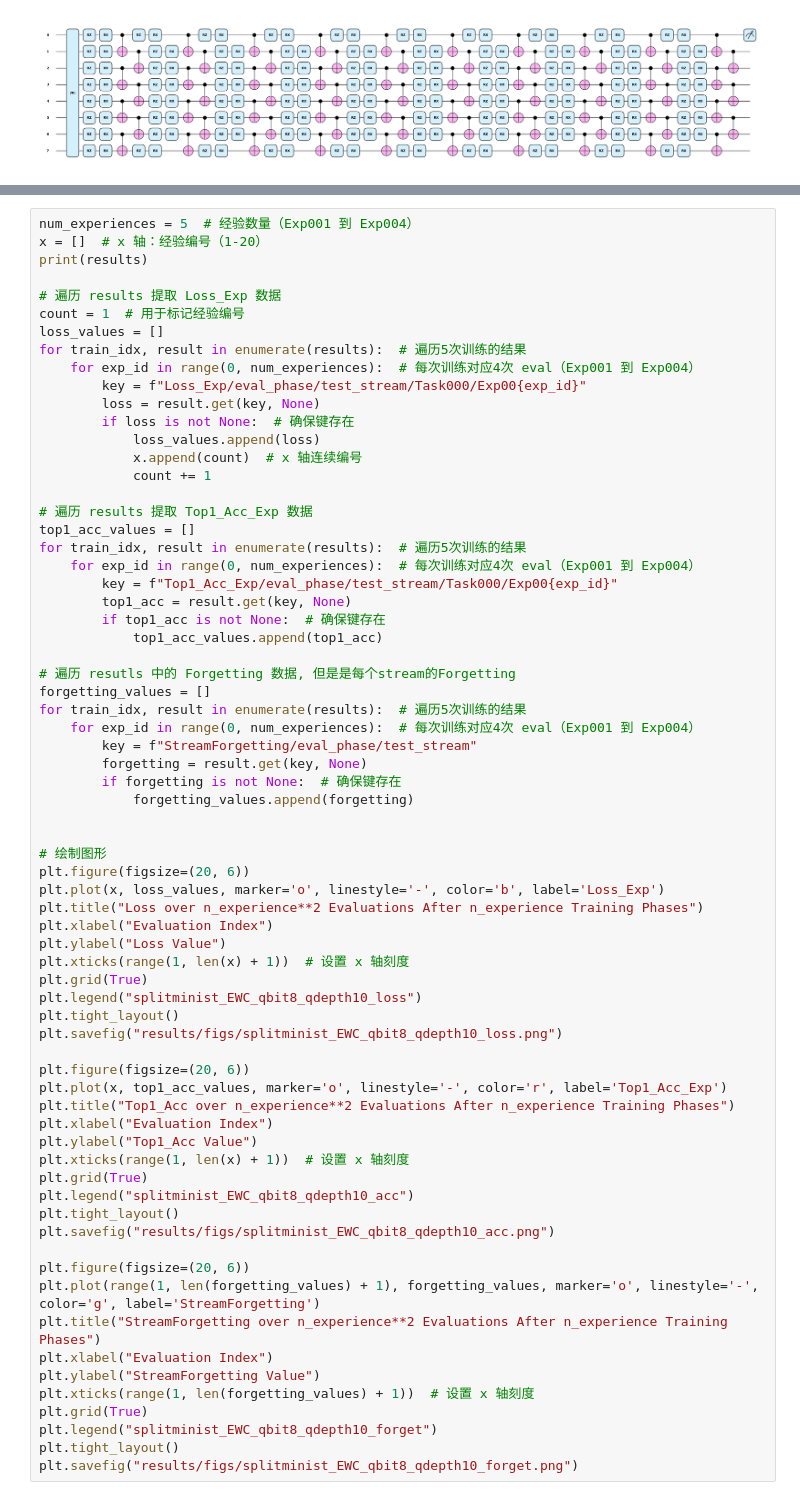
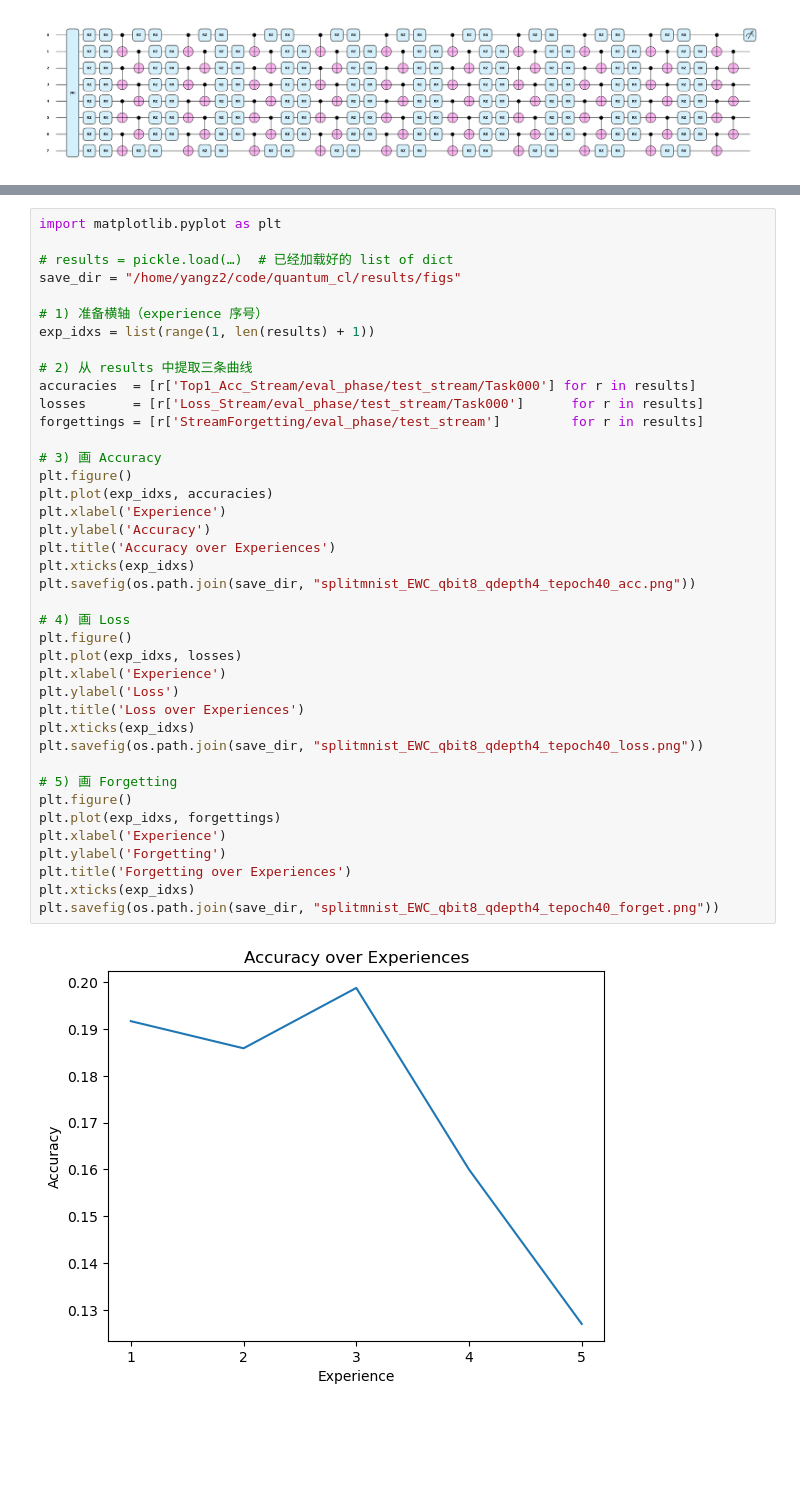
Before and after one commit to yzy1997/quantum_cl, a Jupyter notebook: benchmarks/ewc_based_qcl.ipynb, the cells around one changed output, grey strips where cells are left out. Drawn from its saved outputs; the diff is of its cells as text; blank space fills up the shorter version.

```diff
--- a/benchmarks/ewc_based_qcl.ipynb
+++ b/benchmarks/ewc_based_qcl.ipynb
@@ -245,69 +331,42 @@ KeyboardInterrupt:
 # %%
-num_experiences = 5  # 经验数量（Exp001 到 Exp004）
-x = []  # x 轴：经验编号（1-20）
-print(results)
+import matplotlib.pyplot as plt
 
-# 遍历 results 提取 Loss_Exp 数据
-count = 1  # 用于标记经验编号
-loss_values = []
-for train_idx, result in enumerate(results):  # 遍历5次训练的结果
-    for exp_id in range(0, num_experiences):  # 每次训练对应4次 eval（Exp001 到 Exp004）
-        key = f"Loss_Exp/eval_phase/test_stream/Task000/Exp00{exp_id}"
-        loss = result.get(key, None)
-        if loss is not None:  # 确保键存在
-            loss_values.append(loss)
-            x.append(count)  # x 轴连续编号
-            count += 1
+# results = pickle.load(…)  # 已经加载好的 list of dict
+save_dir = "/home/yangz2/code/quantum_cl/results/figs"
 
-# 遍历 results 提取 Top1_Acc_Exp 数据
-top1_acc_values = []
-for train_idx, result in enumerate(results):  # 遍历5次训练的结果
-    for exp_id in range(0, num_experiences):  # 每次训练对应4次 eval（Exp001 到 Exp004）
-        key = f"Top1_Acc_Exp/eval_phase/test_stream/Task000/Exp00{exp_id}"
-        top1_acc = result.get(key, None)
-        if top1_acc is not None:  # 确保键存在
-            top1_acc_values.append(top1_acc)
+# 1) 准备横轴（experience 序号）
+exp_idxs = list(range(1, len(results) + 1))
 
-# 遍历 resutls 中的 Forgetting 数据, 但是是每个stream的Forgetting
-forgetting_values = []
-for train_idx, result in enumerate(results):  # 遍历5次训练的结果
-    for exp_id in range(0, num_experiences):  # 每次训练对应4次 eval（Exp001 到 Exp004）
-        key = f"StreamForgetting/eval_phase/test_stream"
-        forgetting = result.get(key, None)
-        if forgetting is not None:  # 确保键存在
-            forgetting_values.append(forgetting)
+# 2) 从 results 中提取三条曲线
+accuracies  = [r['Top1_Acc_Stream/eval_phase/test_stream/Task000'] for r in results]
+losses      = [r['Loss_Stream/eval_phase/test_stream/Task000']      for r in results]
+forgettings = [r['StreamForgetting/eval_phase/test_stream']         for r in results]
 
+# 3) 画 Accuracy
+plt.figure()
+plt.plot(exp_idxs, accuracies)
+plt.xlabel('Experience')
+plt.ylabel('Accuracy')
+plt.title('Accuracy over Experiences')
+plt.xticks(exp_idxs)
+plt.savefig(os.path.join(save_dir, "splitmnist_EWC_qbit8_qdepth4_tepoch40_acc.png"))
 
-# 绘制图形
-plt.figure(figsize=(20, 6))
-plt.plot(x, loss_values, marker='o', linestyle='-', color='b', label='Loss_Exp')
-plt.title("Loss over n_experience**2 Evaluations After n_experience Training Phases")
-plt.xlabel("Evaluation Index")
-plt.ylabel("Loss Value")
-plt.xticks(range(1, len(x) + 1))  # 设置 x 轴刻度
-plt.grid(True)
-plt.legend("splitminist_EWC_qbit8_qdepth10_loss")
-plt.tight_layout()
-plt.savefig("results/figs/splitminist_EWC_qbit8_qdepth10_loss.png")
+# 4) 画 Loss
+plt.figure()
+plt.plot(exp_idxs, losses)
+plt.xlabel('Experience')
+plt.ylabel('Loss')
+plt.title('Loss over Experiences')
+plt.xticks(exp_idxs)
+plt.savefig(os.path.join(save_dir, "splitmnist_EWC_qbit8_qdepth4_tepoch40_loss.png"))
 
-plt.figure(figsize=(20, 6))
-plt.plot(x, top1_acc_values, marker='o', linestyle='-', color='r', label='Top1_Acc_Exp')
-plt.title("Top1_Acc over n_experience**2 Evaluations After n_experience Training Phases")
-plt.xlabel("Evaluation Index")
-plt.ylabel("Top1_Acc Value")
-plt.xticks(range(1, len(x) + 1))  # 设置 x 轴刻度
-plt.grid(True)
-plt.legend("splitminist_EWC_qbit8_qdepth10_acc")
-plt.tight_layout()
-plt.savefig("results/figs/splitminist_EWC_qbit8_qdepth10_acc.png")
-
-plt.figure(figsize=(20, 6))
-plt.plot(range(1, len(forgetting_values) + 1), forgetting_values, marker='o', linestyle='-', color='g', label='StreamForgetting')
-plt.title("StreamForgetting over n_experience**2 Evaluations After n_experience Training Phases")
-plt.xlabel("Evaluation Index")
-plt.ylabel("StreamForgetting Value")
-plt.xticks(range(1, len(forgetting_values) + 1))  # 设置 x 轴刻度
-plt.grid(True)
-plt.legend("splitminist_EWC_qbit8_qdepth10_forget")
-plt.tight_layout()
-plt.savefig("results/figs/splitminist_EWC_qbit8_qdepth10_forget.png")
+# 5) 画 Forgetting
+plt.figure()
+plt.plot(exp_idxs, forgettings)
+plt.xlabel('Experience')
+plt.ylabel('Forgetting')
+plt.title('Forgetting over Experiences')
+plt.xticks(exp_idxs)
+plt.savefig(os.path.join(save_dir, "splitmnist_EWC_qbit8_qdepth4_tepoch40_forget.png"))
+# %% [output]
+[figure, added]
```
Also changed, not shown: parts of 9 cells of this notebook, 15 other files.
